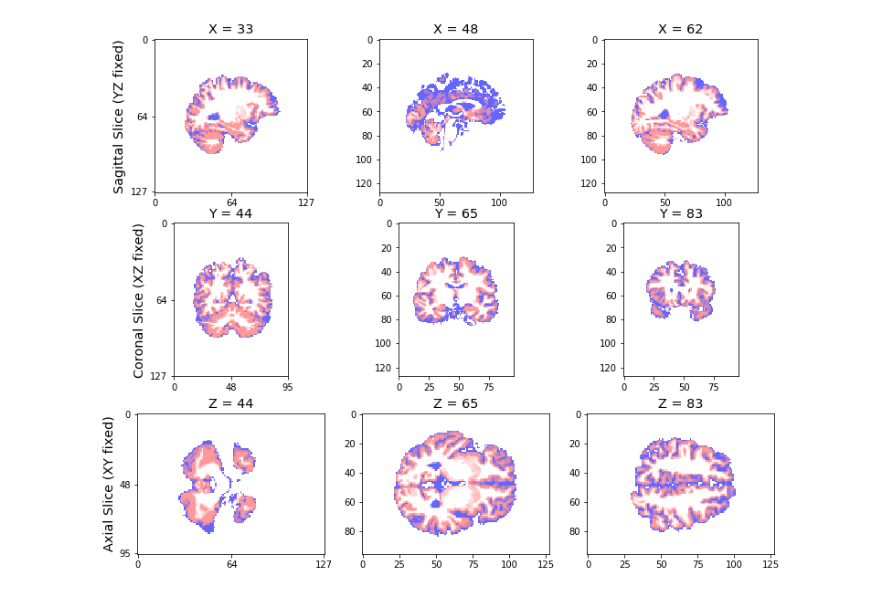
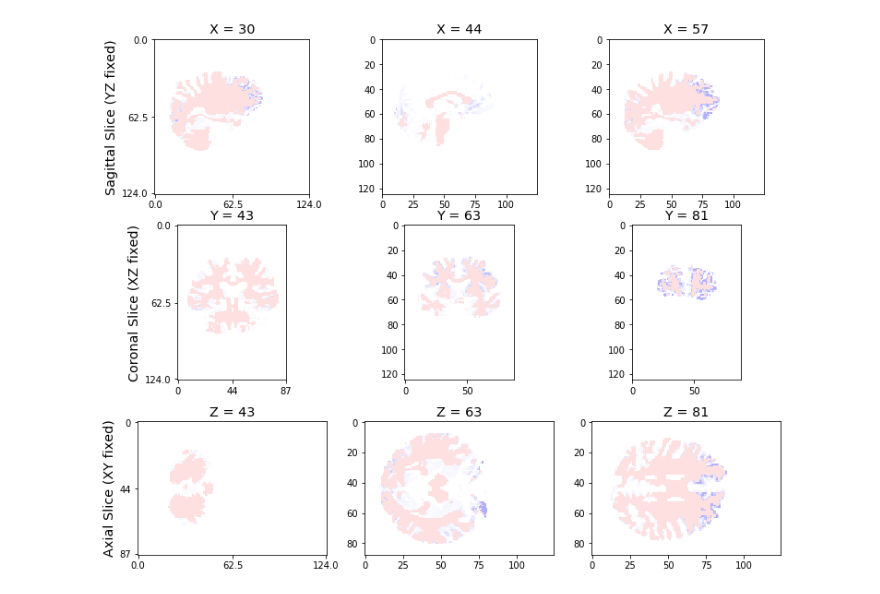
Before and after one commit to NeuroDataDesign/team-mri, a Jupyter notebook: Jialin_Kang/week10/two_picture.ipynb, the cells around one changed output. Cells and saved outputs as stored; diff of their text form; code cells hidden in the pictures.

```diff
--- a/Jialin_Kang/week10/two_picture.ipynb
+++ b/Jialin_Kang/week10/two_picture.ipynb
@@ -154,10 +154,10 @@ def reg_mri_pngs(
     fig.savefig(outdir + "/" + fname, format="png")
     #plt.close()
 # %%
-input_1 = 'd:/Downloads/neurodatadesign/output_data/flirt/sub-0025864/ses-1/anat/preproc/t1w_seg_pve_0.nii.gz'
-input_2 = 'd:/Downloads/neurodatadesign/output_data/flirt/sub-0025864/ses-1/anat/preproc/t1w_seg_pve_1.nii.gz'
+input_1 = 'd:/Downloads/neurodatadesign/output_data/o1/sub-0021001/ses-1/anat/preproc/t1w_seg_pve_2.nii.gz'
+input_2 = 'd:/Downloads/neurodatadesign/output_data/o1f/sub-0021001/ses-1/anat/preproc/t1w_seg_pve_2.nii.gz'
 # input_3 = 'd:/Downloads/neurodatadesign/output_data/flirt/sub-0025864/ses-1/anat/preproc/t1w_seg_pve_2.nii.gz'
 output_dir = "e:/"
 reg_mri_pngs(input_1, input_2, output_dir)
 # %% [output]
-[figure, old version]
+[figure, new version]
```
Also changed, not shown: parts of 2 cells of this notebook, 6 other files.
